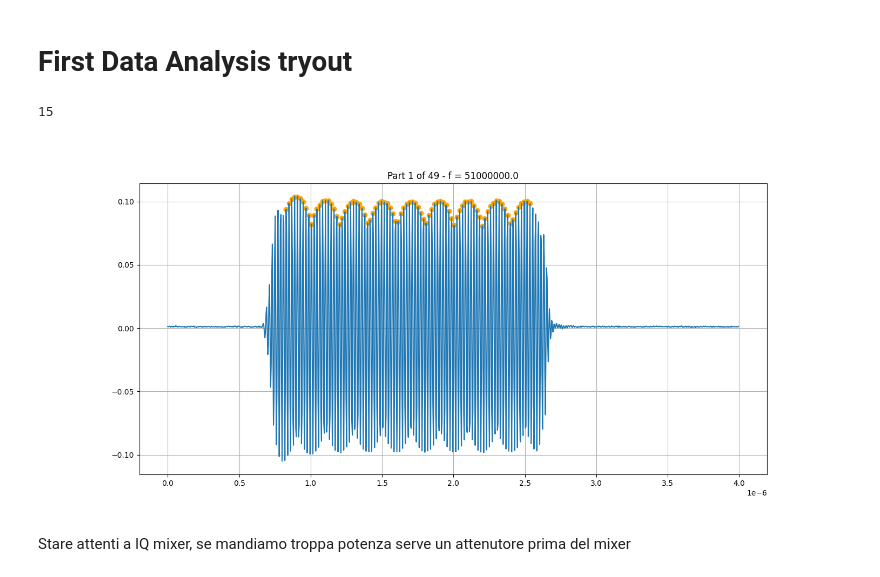
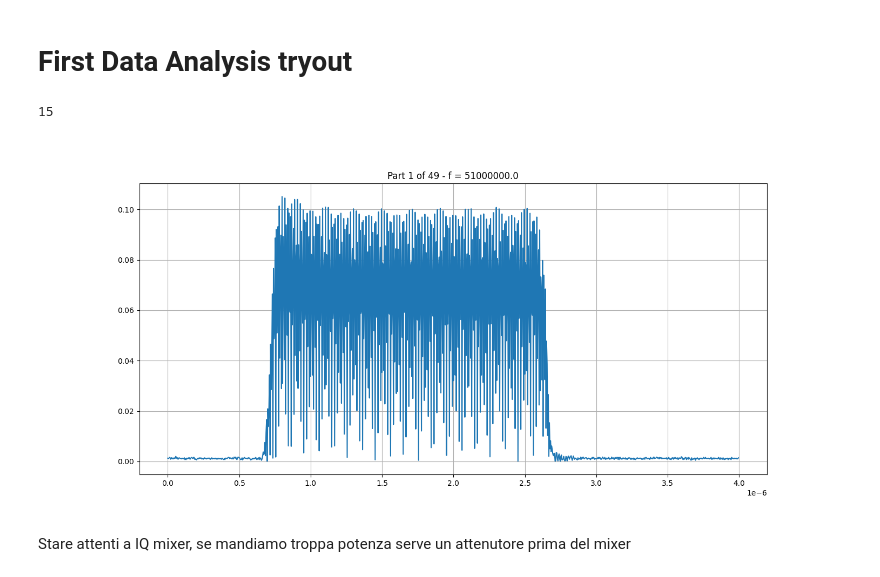
Before and after one commit to biqute/QTLab2324, a Jupyter notebook: PAandQubit/Actual_Work/Resonator_spectroscopy.ipynb, the cells around one changed output. Cells and saved outputs as stored; diff of their text form; code cells hidden in the pictures.

```diff
--- a/PAandQubit/Actual_Work/Resonator_spectroscopy.ipynb
+++ b/PAandQubit/Actual_Work/Resonator_spectroscopy.ipynb
@@ -181,40 +179,42 @@ sample_rate        = 250e6 # Maximum Value: 250.0e6
 # %%
+sample_rate        = 250e6 # Maximum Value: 250.0e6
+
 sweep = 0
 f_chosen = fetched_data[sweep]
 f = f_chosen['freq']
 y = np.array(f_chosen['data'])
 fig = plt.subplots(figsize = (15,7))[0]
 plt.title(f'Part {sweep+1} of {len(fetched_data)} - f = {f}')
-x, idx = data_amps(y, toggle_plot = True)
+x, idx = data_amps(np.abs(y), toggle_plot = True)
 
 def on_key(event):
     global sweep
     if event.key == 'right':
         sweep += 1
     elif event.key == 'left':
         sweep -= 1
 
     if (sweep+1) > len(fetched_data):
         sweep = 0
     elif sweep == -1:
         sweep = len(fetched_data)-1
 
     f_chosen = fetched_data[sweep]
     y = np.array(f_chosen['data'])
     x, idx = data_amps(y, toggle_plot = False)
 
     # clear frame
     plt.clf()
     plt.title(f'Part {sweep+1} of {len(fetched_data)} - f = {f}')
     plt.grid()
     plt.plot(x, y)
     # plt.scatter(x[idx],y[idx], color = 'orange')
     plt.draw() # redraw
 
 fig.canvas.mpl_connect('key_press_event',on_key)
 # %% [output]
 15
-[figure, old version]
+[figure, new version]
 # %% [markdown]
 Stare attenti a IQ mixer, se mandiamo troppa potenza serve un attenutore prima del mixer
 # %% [markdown]
```
Also changed, not shown: parts of 1 cell of this notebook, 3 other files.
